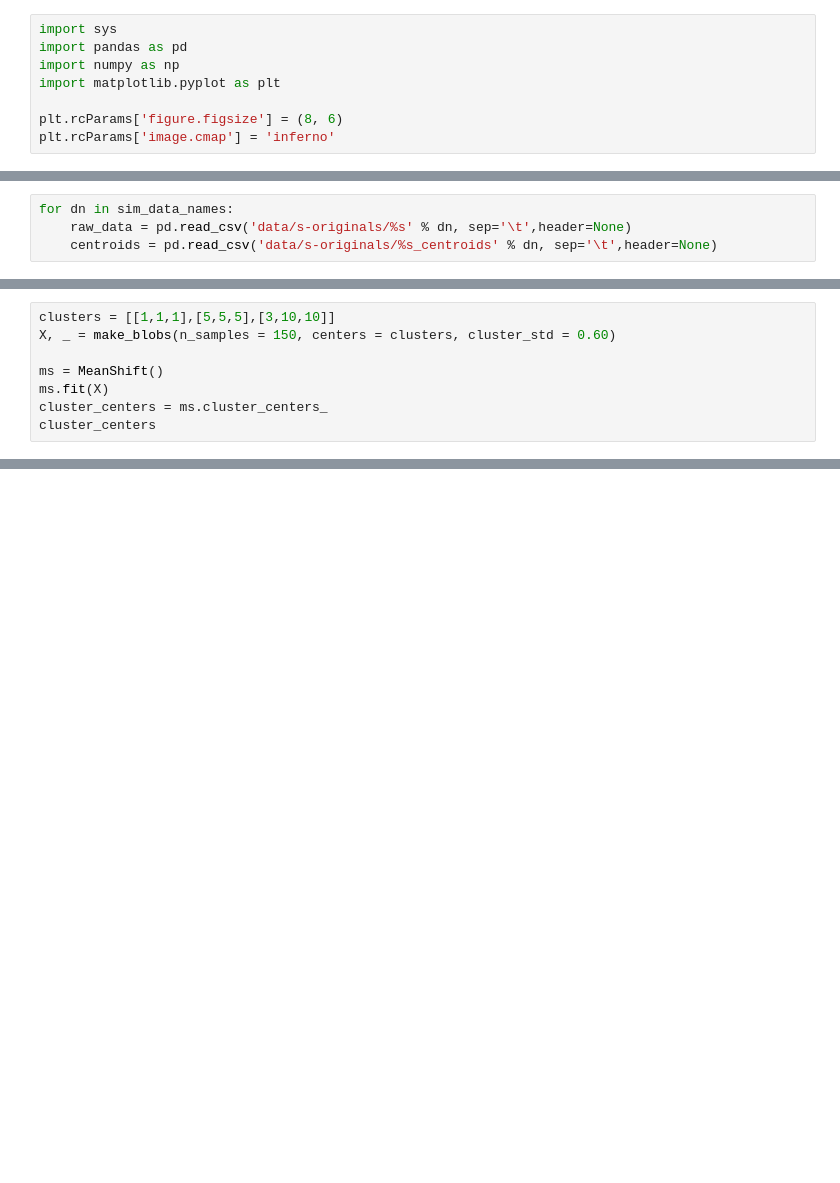
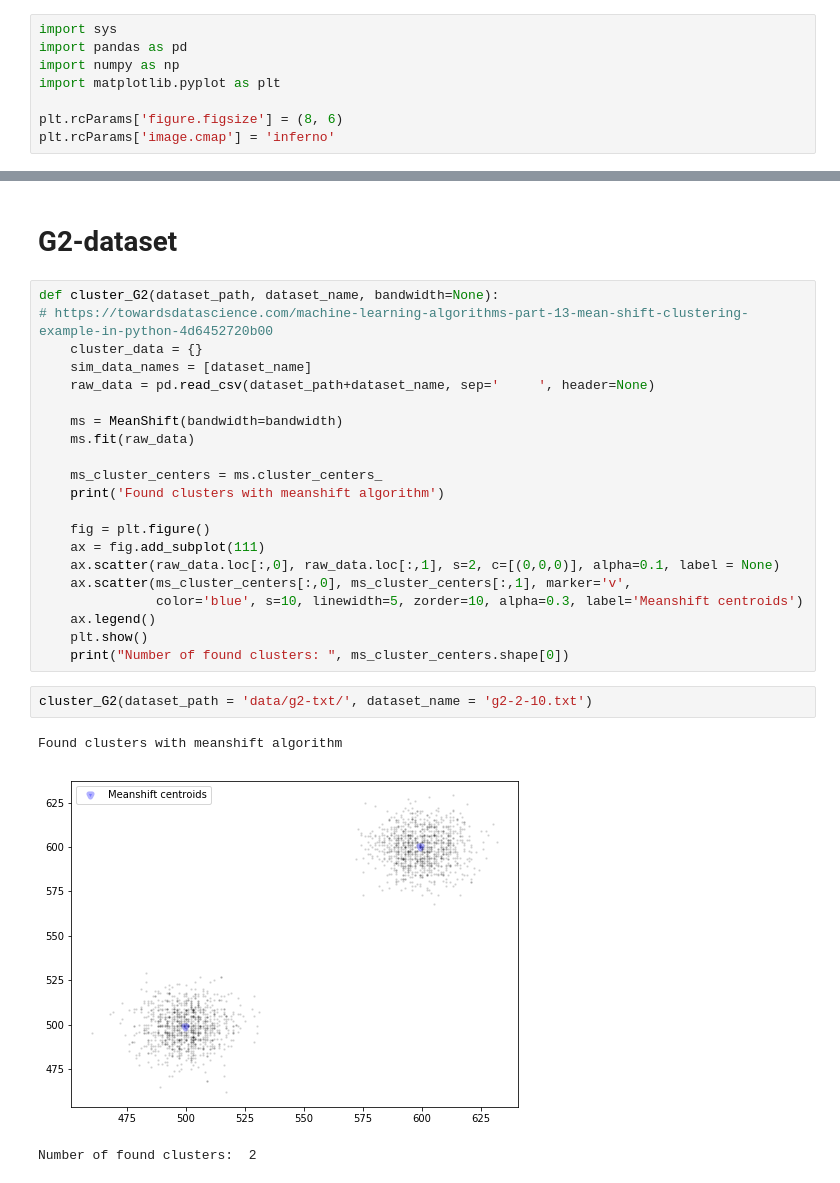
Before and after one commit to YevgenyW/CV-2019, a Jupyter notebook: HW3/mean_shift/clustering.ipynb, the cells around one changed output, grey strips where cells are left out. Cells and saved outputs as stored; diff of their text form; blank space fills up the shorter version.

Commit message:
add clustering problem with G2 dataset

```diff
--- a/HW3/mean_shift/clustering.ipynb
+++ b/HW3/mean_shift/clustering.ipynb
@@ -80,4 +78,0 @@ sim_data_names = ['s1']
-# %%
-for dn in sim_data_names:
-    raw_data = pd.read_csv('data/s-originals/%s' % dn, sep='\t',header=None)
-    centroids = pd.read_csv('data/s-originals/%s_centroids' % dn, sep='\t',header=None)
@@ -154,8 +78,0 @@ http://pandas.pydata.org/pandas-docs/stable/indexing.html#ix-indexer-is-deprecat
-# %%
-clusters = [[1,1,1],[5,5,5],[3,10,10]]
-X, _ = make_blobs(n_samples = 150, centers = clusters, cluster_std = 0.60)
-
-ms = MeanShift()
-ms.fit(X)
-cluster_centers = ms.cluster_centers_
-cluster_centers
@@ -444,0 +79,29 @@ for it in range(n_iterations):
+# %% [markdown]
+# G2-dataset
+# %%
+def cluster_G2(dataset_path, dataset_name, bandwidth=None):
+# https://towardsdatascience.com/machine-learning-algorithms-part-13-mean-shift-clustering-example-in-python-4d6452720b00
+    cluster_data = {}
+    sim_data_names = [dataset_name]
+    raw_data = pd.read_csv(dataset_path+dataset_name, sep='     ', header=None)
+
+    ms = MeanShift(bandwidth=bandwidth)
+    ms.fit(raw_data)
+
+    ms_cluster_centers = ms.cluster_centers_
+    print('Found clusters with meanshift algorithm')
+
+    fig = plt.figure()
+    ax = fig.add_subplot(111)
+    ax.scatter(raw_data.loc[:,0], raw_data.loc[:,1], s=2, c=[(0,0,0)], alpha=0.1, label = None)
+    ax.scatter(ms_cluster_centers[:,0], ms_cluster_centers[:,1], marker='v',
+               color='blue', s=10, linewidth=5, zorder=10, alpha=0.3, label='Meanshift centroids')
+    ax.legend()
+    plt.show()
+    print("Number of found clusters: ", ms_cluster_centers.shape[0])
+# %%
+cluster_G2(dataset_path = 'data/g2-txt/', dataset_name = 'g2-2-10.txt')
+# %% [output]
+Found clusters with meanshift algorithm
+[figure, added]
+Number of found clusters:  2
```
Also changed, not shown: parts of 20 cells of this notebook.
